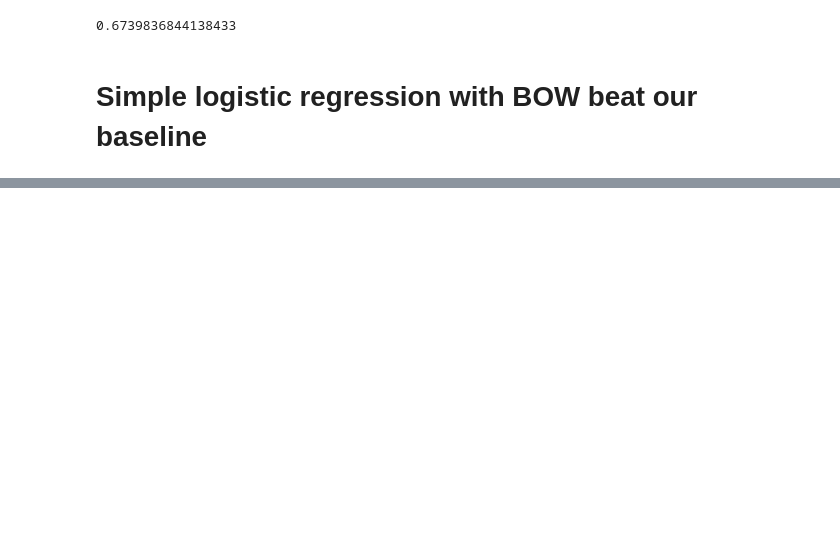
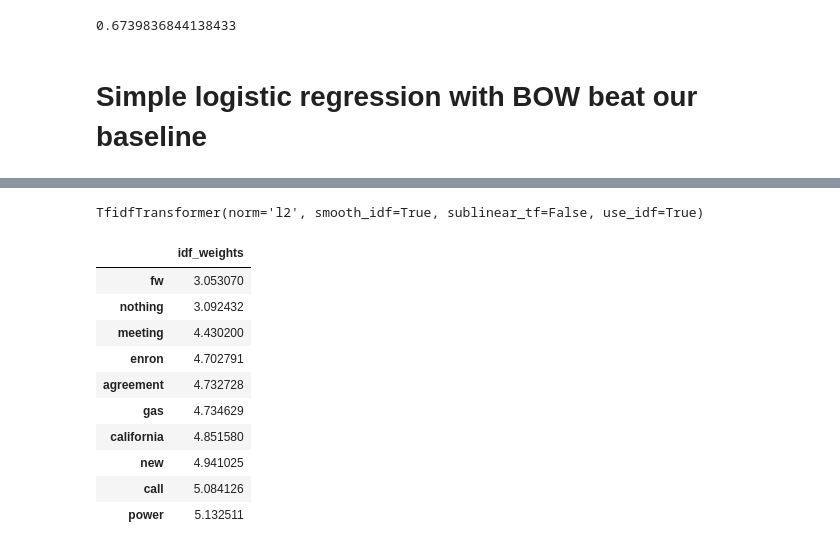
Before and after one commit to NathanLaird/EmailNetworkAnalysis, a Jupyter notebook: Group_Identification.ipynb, the cells around one changed output, grey strips where cells are left out. Saved outputs shown, nothing was run; the diff lists cells and outputs as text; code cells hidden in the pictures; blank space fills up the shorter version.

Commit message:
created tfidf for user emails

```diff
--- a/Group_Identification.ipynb
+++ b/Group_Identification.ipynb
@@ -30,4 +31,4 @@ import ast
 # %%
-emails_df = pd.read_csv('Data/emails_tokenized_lemmaized.csv')
+emails_df = pd.read_csv('Data/emails_tokenized.csv')
 employee_df = pd.read_csv('Data/employees.csv')
 network_df = pd.read_csv('Data/network.csv')
@@ -175,0 +275,30 @@ len(employee_subjects)/len(total_jobs)
+# %%
+#instantiate CountVectorizer()
+cv=CountVectorizer()
+
+# this steps generates word counts for the words in your docs
+word_count_vector=cv.fit_transform(new_X)
+# %%
+tfidf_transformer=TfidfTransformer(smooth_idf=True,use_idf=True)
+tfidf_transformer.fit(word_count_vector)
+# %% [output]
+TfidfTransformer(norm='l2', smooth_idf=True, sublinear_tf=False, use_idf=True)
+# %%
+
+# print idf values
+df_idf = pd.DataFrame(tfidf_transformer.idf_, index=cv.get_feature_names(),columns=["idf_weights"])
+
+# sort ascending
+df_idf.sort_values(by=['idf_weights']).head(10)
+# %% [output]
+|  | idf_weights |
+| fw | 3.053070 |
+| nothing | 3.092432 |
+| meeting | 4.430200 |
+| enron | 4.702791 |
+| agreement | 4.732728 |
+| gas | 4.734629 |
+| california | 4.851580 |
+| new | 4.941025 |
+| call | 5.084126 |
+| power | 5.132511 |
```
Also changed, not shown: parts of 20 cells of this notebook.
